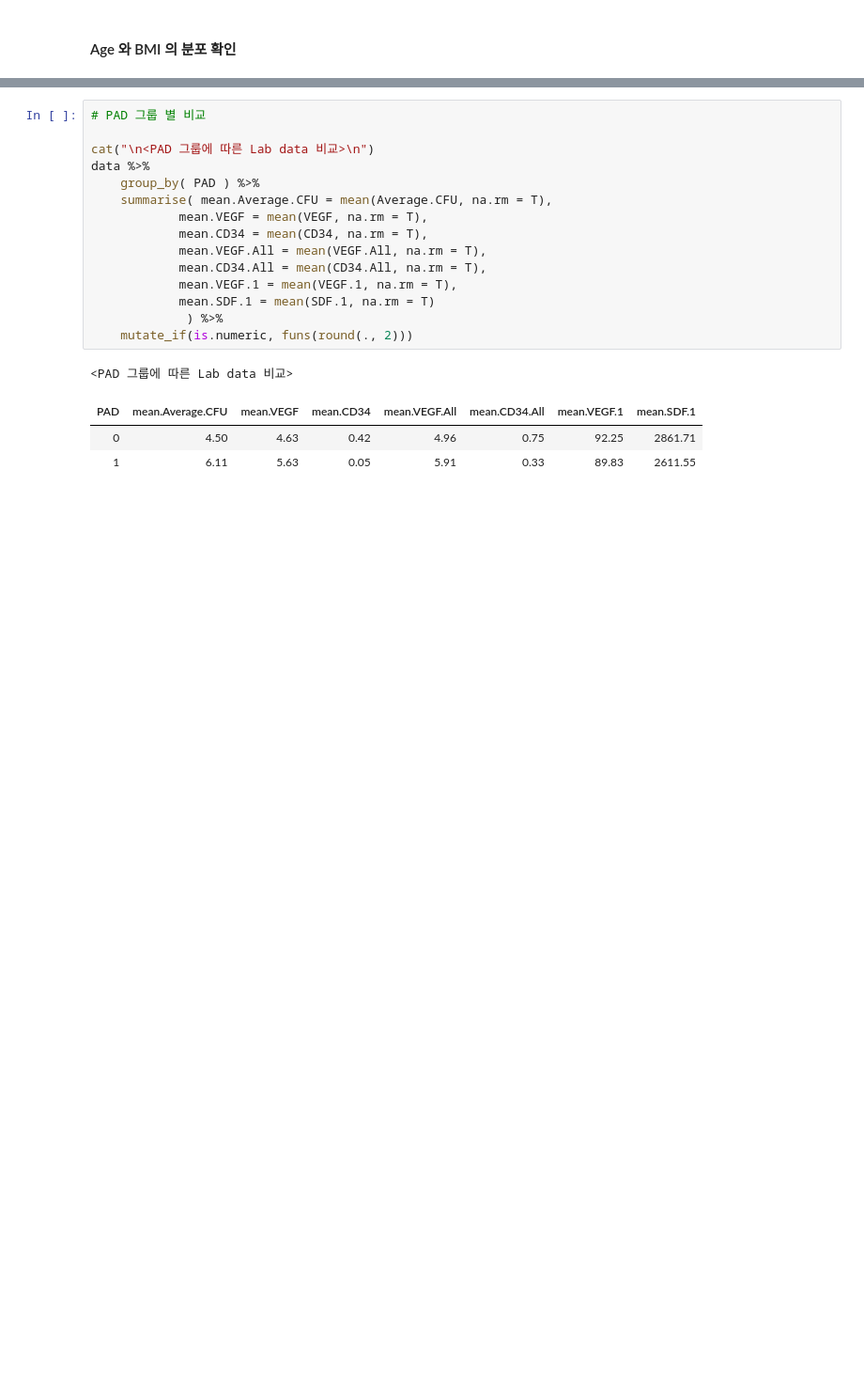
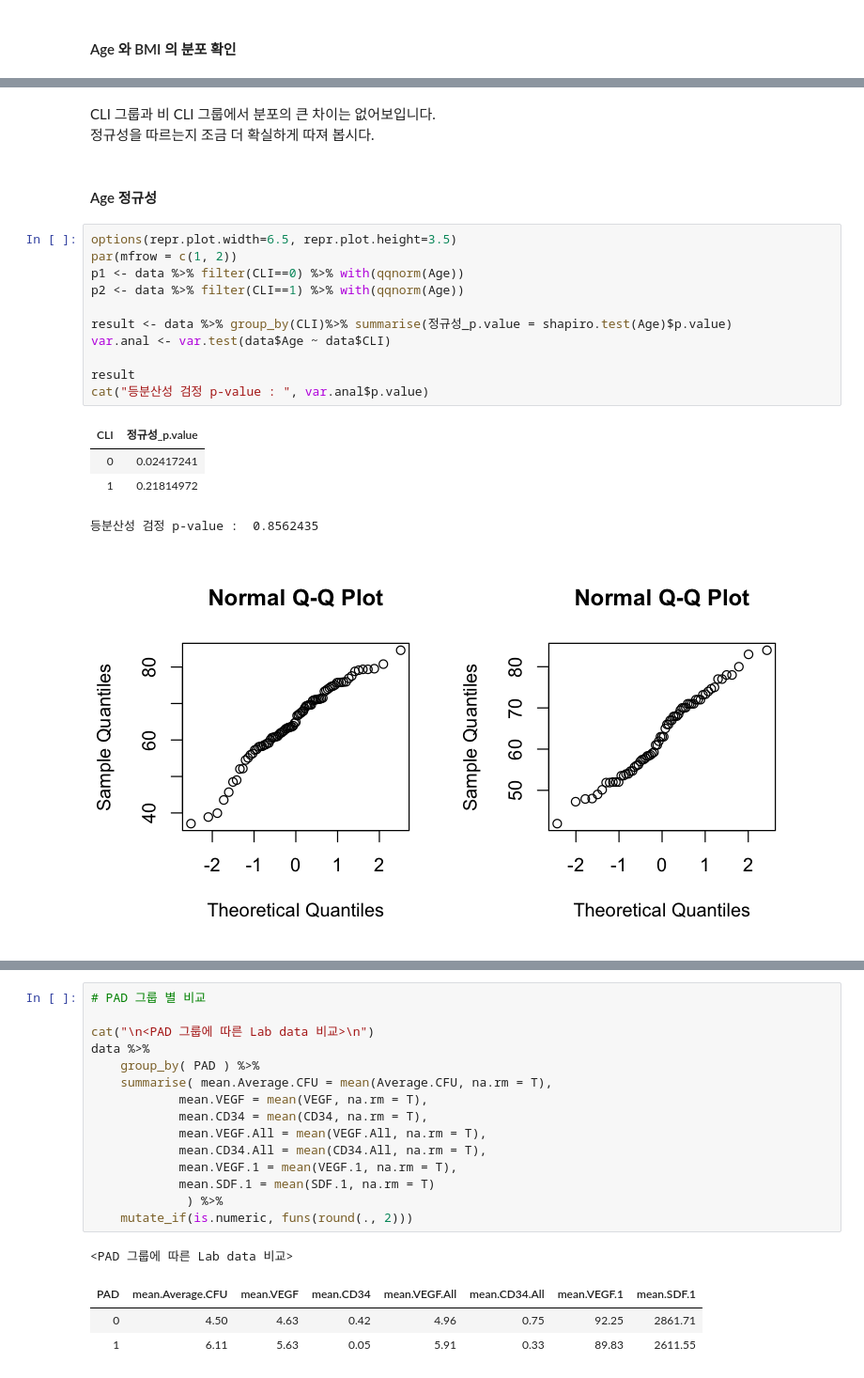
Before and after one commit to JungOhLee/CKDwithCLI, a Jupyter notebook: CKD_CLI,PDA.ipynb, the cells around one changed output, grey strips where cells are left out. Shown at 94% size. Saved outputs shown, nothing was run; the diff lists cells and outputs as text; blank space fills up the shorter version.

```diff
--- a/CKD_CLI,PDA.ipynb
+++ b/CKD_CLI,PDA.ipynb
@@ -281,0 +253,22 @@ for(key in c('Average.CFU', 'VEGF', 'CD34.VEGF', 'CD34', 'VEGF.All', 'CD34.All',
+# %% [markdown]
+CLI 그룹과 비 CLI 그룹에서 분포의 큰 차이는 없어보입니다.
+정규성을 따르는지 조금 더 확실하게 따져 봅시다.
+# %% [markdown]
+#### Age 정규성
+# %%
+options(repr.plot.width=6.5, repr.plot.height=3.5)
+par(mfrow = c(1, 2))
+p1 <- data %>% filter(CLI==0) %>% with(qqnorm(Age))
+p2 <- data %>% filter(CLI==1) %>% with(qqnorm(Age))
+
+result <- data %>% group_by(CLI)%>% summarise(정규성_p.value = shapiro.test(Age)$p.value)
+var.anal <- var.test(data$Age ~ data$CLI)
+
+result
+cat("등분산성 검정 p-value : ", var.anal$p.value)
+# %% [output]
+| CLI | 정규성_p.value |
+| 0 | 0.02417241 |
+| 1 | 0.21814972 |
+등분산성 검정 p-value :  0.8562435
+[figure, added]
```
Also changed, not shown: parts of 117 cells of this notebook.
